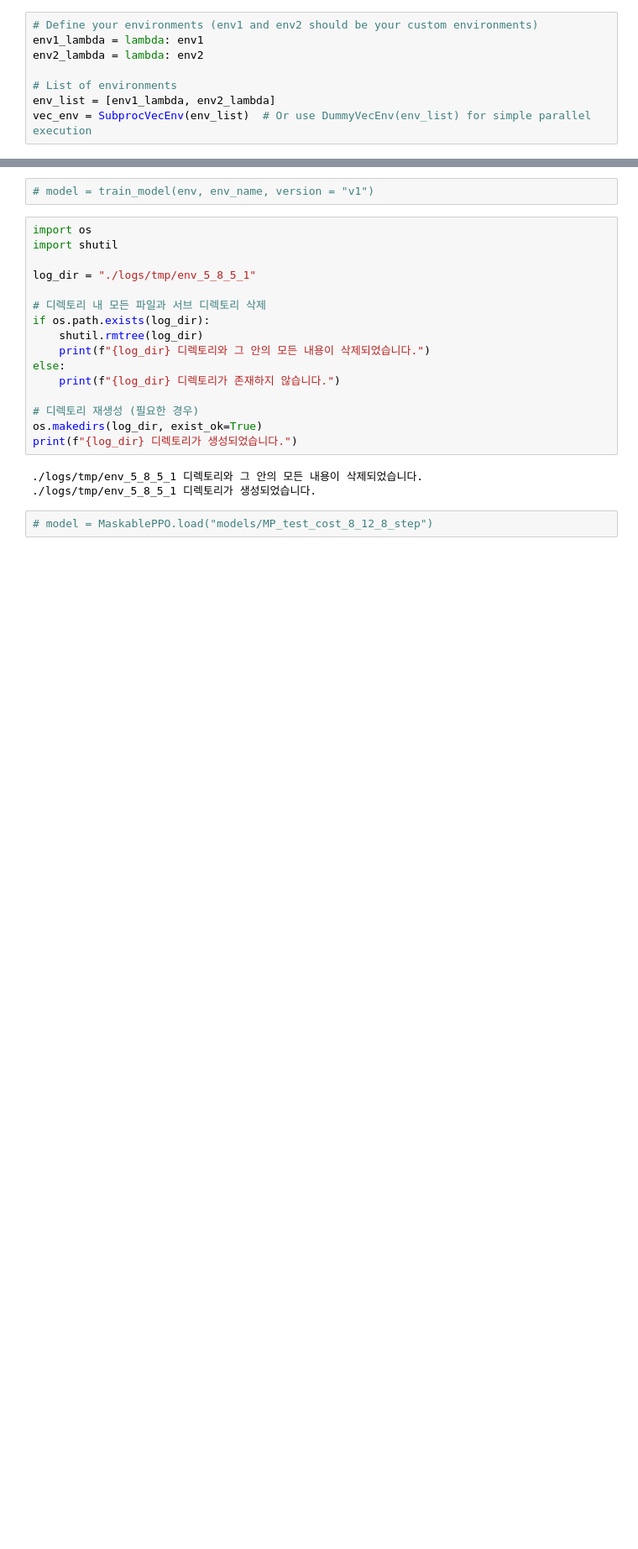
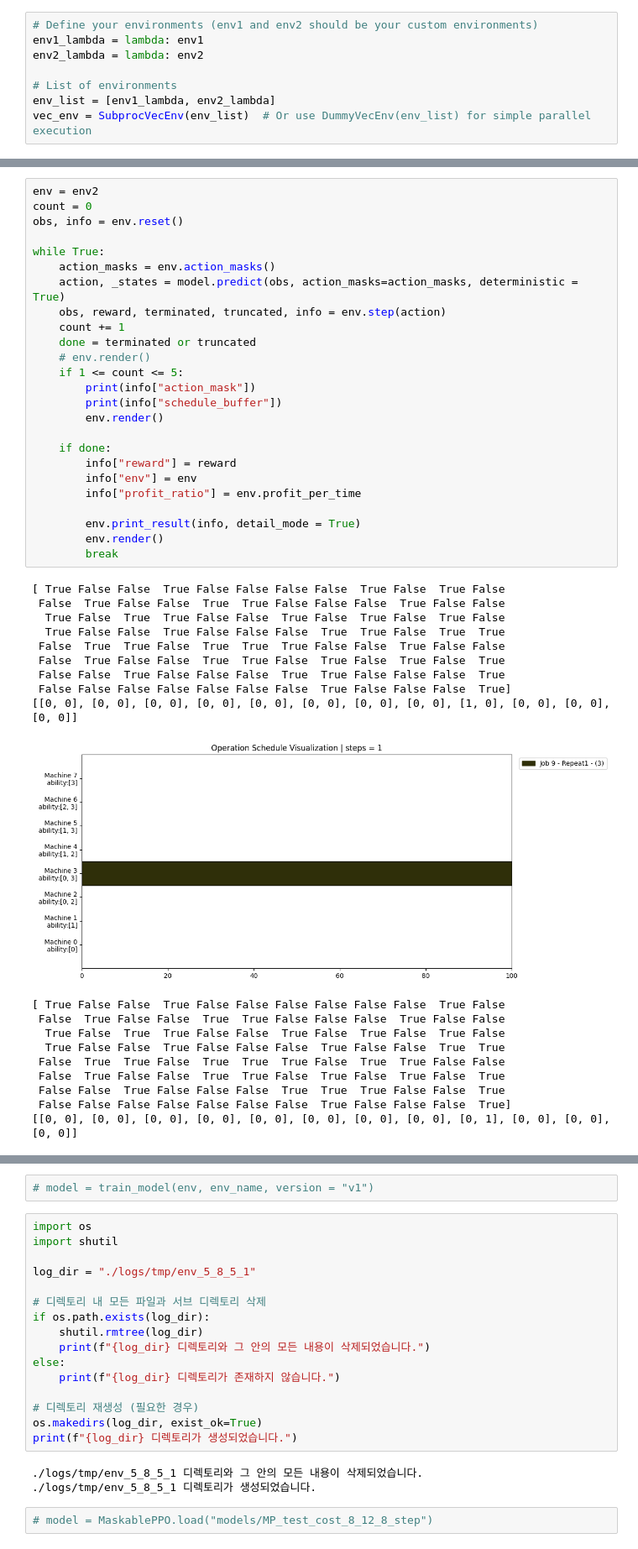
Before and after one commit to Huch0/RL-Scheduler, a Jupyter notebook: Test_CustomRepeatableEnv.ipynb, the cells around one changed output, grey strips where cells are left out. Shown at 84% size. Saved outputs shown, nothing was run; the diff lists cells and outputs as text; blank space fills up the shorter version.

```diff
--- a/Test_CustomRepeatableEnv.ipynb
+++ b/Test_CustomRepeatableEnv.ipynb
@@ -172,0 +163,45 @@ KeyboardInterrupt
+# %%
+env = env2
+count = 0
+obs, info = env.reset()
+
+while True:
+    action_masks = env.action_masks()
+    action, _states = model.predict(obs, action_masks=action_masks, deterministic = True)
+    obs, reward, terminated, truncated, info = env.step(action)
+    count += 1
+    done = terminated or truncated
+    # env.render()
+    if 1 <= count <= 5:
+        print(info["action_mask"])
+        print(info["schedule_buffer"])
+        env.render()
+
+    if done:
+        info["reward"] = reward
+        info["env"] = env
+        info["profit_ratio"] = env.profit_per_time
+
+        env.print_result(info, detail_mode = True)
+        env.render()
+        break
+# %% [output]
+[ True False False  True False False False False  True False  True False
+ False  True False False  True  True False False False  True False False
+  True False  True  True False False  True False  True False  True False
+  True False False  True False False False  True  True False  True  True
+ False  True  True False  True  True  True False False  True False False
+ False  True False False  True  True False  True False  True False  True
+ False False  True False False False  True  True False False False  True
+ False False False False False False False  True False False False  True]
+[[0, 0], [0, 0], [0, 0], [0, 0], [0, 0], [0, 0], [0, 0], [0, 0], [1, 0], [0, 0], [0, 0], [0, 0]]
+[figure, added]
+[ True False False  True False False False False False False  True False
+ False  True False False  True  True False False False  True False False
+  True False  True  True False False  True False  True False  True False
+  True False False  True False False False  True False False  True  True
+ False  True  True False  True  True  True False  True  True False False
+ False  True False False  True  True False  True False  True False  True
+ False False  True False False False  True  True  True False False  True
+ False False False False False False False  True False False False  True]
+[[0, 0], [0, 0], [0, 0], [0, 0], [0, 0], [0, 0], [0, 0], [0, 0], [0, 1], [0, 0], [0, 0], [0, 0]]
```
Also changed, not shown: parts of 17 cells of this notebook, 2 other files.
